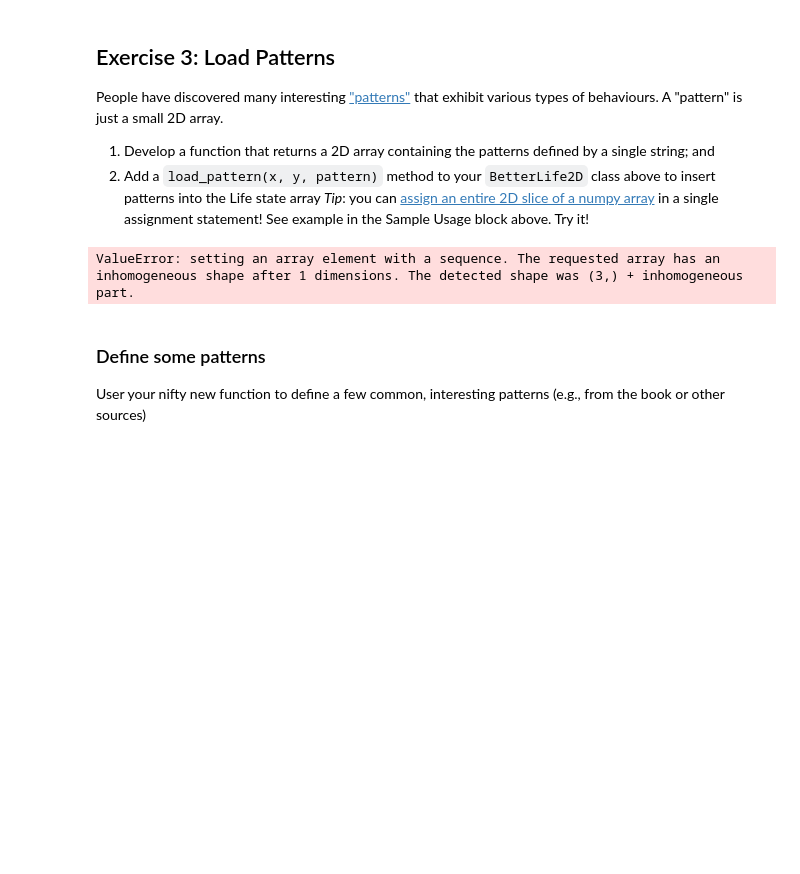
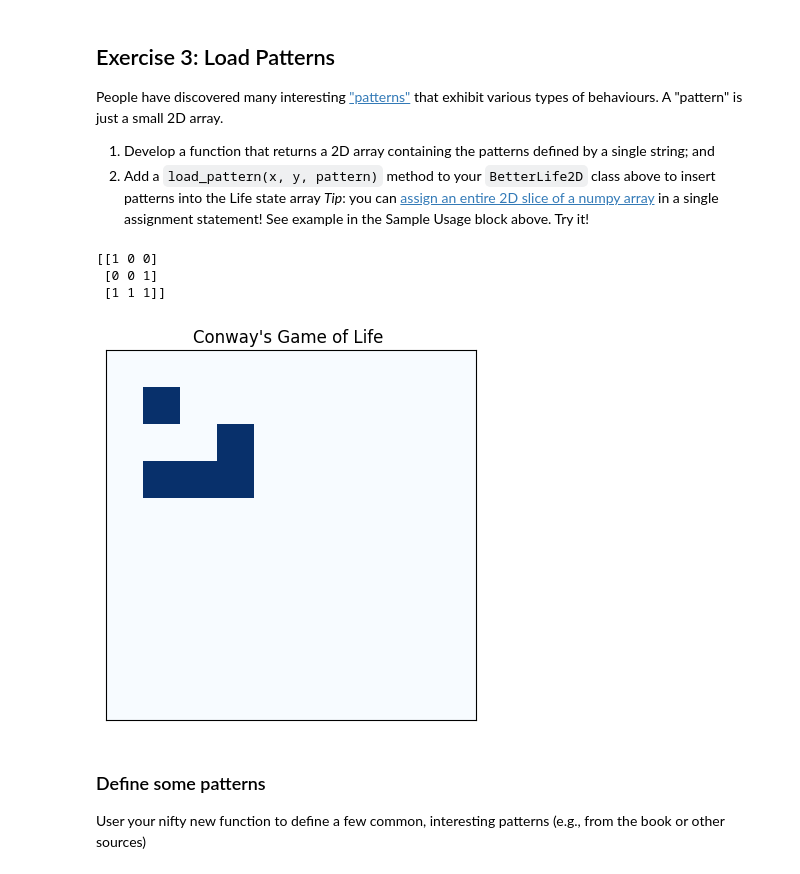
Before and after one commit to Charanjeet-x/comp215, a Jupyter notebook: labs/lab08_GoL.ipynb, the cells around one changed output. Cells and saved outputs as stored; diff of their text form; code cells hidden in the pictures; blank space fills up the shorter version.

```diff
--- a/labs/lab08_GoL.ipynb
+++ b/labs/lab08_GoL.ipynb
@@ -241,48 +241,44 @@ A "pattern" is just a small 2D array.
  1. Develop a function that returns a 2D array containing the patterns defined by a single string; and
  2. Add a `load_pattern(x, y, pattern)` method to your `BetterLife2D` class above to insert patterns into the Life state array
     *Tip*: you can [assign an entire 2D slice of a numpy array](https://www.nickmccullum.com/advanced-python/numpy-indexing-assignment/) in a single assignment statement!   See example in the Sample Usage block above. Try it!
-# %%
-# Here's an example of the glider pattern from above defined in a single string...
-glider_pattern = \
-    """
-    010
-    001
-    111
-    """
-
-# Ex. 3 your code
-def pattern_from_string(pattern_str):
-    """Convert a string pattern into a 2D numpy array."""
-    # Strip the pattern string to remove leading/trailing spaces, then split by lines
-    pattern_lines = pattern_str.strip().splitlines()
-
-    # Convert each line to a list of integers (1 for '1' and 0 for '0')
-    pattern = np.array([[1 if cell == '1' else 0 for cell in line] for line in pattern_lines])
-
-    return pattern
-class BetterLife2D(Life2D):
-    """ A child class of Life2D with extra functionality to load patterns into the grid. """
-
-    def __init__(self, n_rows, n_cols=None):
-        super().__init__(n_rows, n_cols)  # Initialize the Life2D grid
-
-    def load_pattern(self, x, y, pattern):
-        """Insert the given pattern at position (x, y) in the state array."""
-        pattern_height, pattern_width = pattern.shape
-        self.state[x:x + pattern_height, y:y + pattern_width] = pattern
-pattern = pattern_from_string(glider_pattern)
-
-# Example Usage:
-size = 10  # Grid size (10x10)
-life = BetterLife2D(size)
-
-# Load the glider pattern at position (3, 3)
-life.load_pattern(3, 3, pattern)
-
-# Print the resulting state after loading the pattern
-print(life.state)
-# %% [output]
-ValueError: setting an array element with a sequence. The requested array has an inhomogeneous shape after 1 dimensions. The detected shape was (3,) + inhomogeneous part.
+# %%
+# Here's an example of the glider pattern from above defined in a single string...
+glider_pattern = \
+    """
+    010
+    001
+    111
+    """
+
+def pattern(string1):
+  pattern_array = np.array([[int(cell) for cell in line.strip()] for line in string1.strip().split('\n')])
+  return pattern_array
+
+print(pattern(string1))
+
+# Ex. 3 your code
+class BetterLife2D(Life2D):
+    def __init__(self, n_rows, n_cols=None):
+        super().__init__(n_rows, n_cols)
+
+    def load_pattern(self, x, y, pattern):
+        pattern_array = np.array([[int(cell) for cell in line.strip()] for line in pattern.strip().split('\n')])
+        self.state[y:y+pattern_array.shape[0], x:x+pattern_array.shape[1]] = pattern_array
+        return self.state
+
+string1 = """
+100
+001
+111
+"""
+life = BetterLife2D(10, 10)
+life.load_pattern(1, 1, string1)
+life.draw()
+# %% [output]
+[[1 0 0]
+ [0 0 1]
+ [1 1 1]]
+[figure, added]
 # %% [markdown]
 ### Define some patterns
 User your nifty new function to define a few common, interesting patterns (e.g., from the book or other sources)
```
Also changed, not shown: parts of 3 cells of this notebook.
